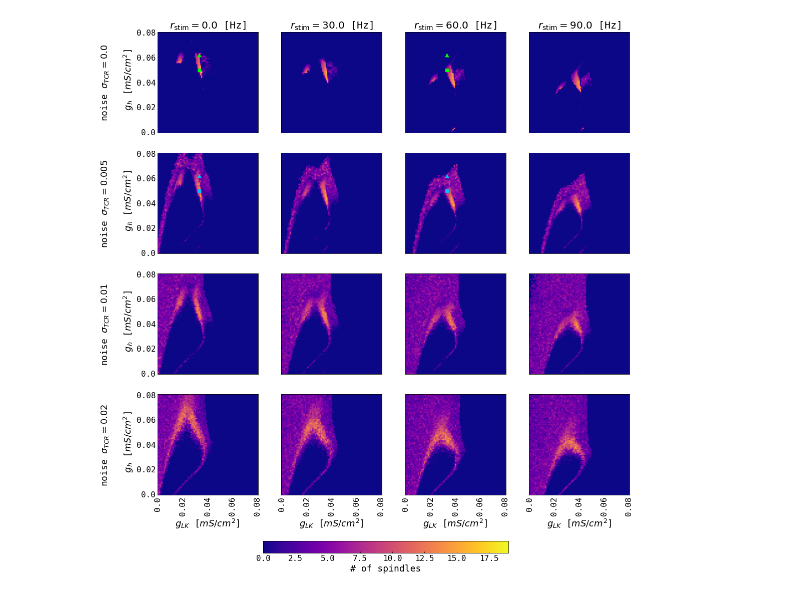
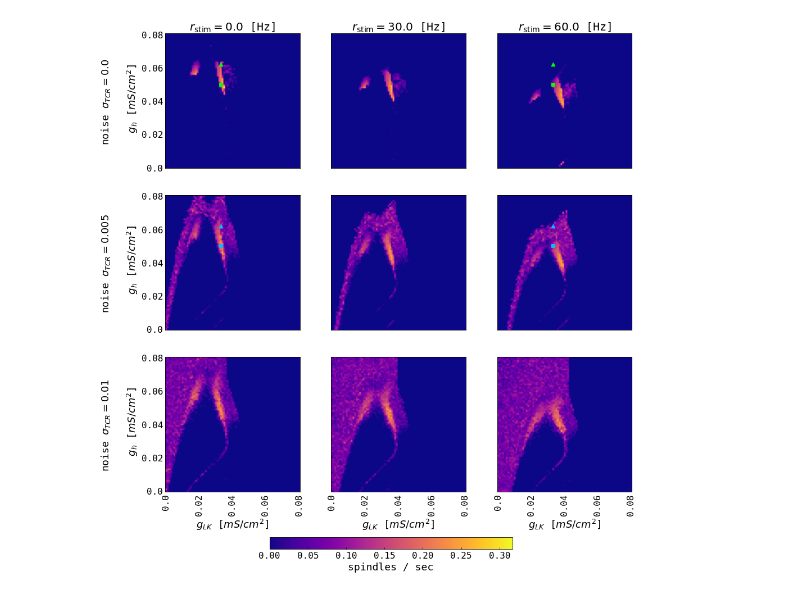
Before and after one commit to jajcayn/thalamocortical_model_study, a Jupyter notebook: fig5 - thalamus_stim_bifurcation.ipynb, the cells around one changed output. Drawn from its saved outputs; the diff is of its cells as text; code cells hidden in the pictures.

```diff
--- a/fig5 - thalamus_stim_bifurcation.ipynb
+++ b/fig5 - thalamus_stim_bifurcation.ipynb
@@ -37,8 +37,9 @@ coords = {
 dims = coords.keys()
 add_df = xr.DataArray(0.0, dims=dims, coords=coords)
 spindles_xr = xr.concat([add_df, spindles_xr], dim="g_LK").sortby("g_LK")
+spindles_xr = spindles_xr.sel({"tcr_noise": slice(0.0, 0.01), "stim": slice(0.0, 0.06)})
 # %%
-duration = 1.
+duration = 60.
 mini = np.nanmin(spindles_xr.values) / duration
 maxi = np.nanmax(spindles_xr.values) / duration
 TICK_EVERY = 20
@@ -54,7 +55,7 @@ fig, axs = plt.subplots(
     ncols=len(spindles_xr["stim"]),
     sharex=True,
     sharey=True,
-    figsize=(17, 17)
+    figsize=(15, 15)
 )
 for i, noise in enumerate(spindles_xr["tcr_noise"]):
     for j, stim in enumerate(spindles_xr["stim"]):
@@ -74,32 +75,32 @@ for i, noise in enumerate(spindles_xr["tcr_noise"]):
             y = int((mark_gh1 / spindles_xr["g_h"].max()).values * len(spindles_xr["g_h"]))
             ax.scatter(x, y, c="deepskyblue", s=MARKER_SIZE, marker="^")
             x = int((mark_glk / spindles_xr["g_LK"].max()).values * len(spindles_xr["g_LK"]))
             y = int((mark_gh2 / spindles_xr["g_h"].max()).values * len(spindles_xr["g_h"]))
             ax.scatter(x, y, c="deepskyblue", s=MARKER_SIZE, marker="s")
         if j == 0:
             ax.set_yticks(np.arange(len(spindles_xr["g_h"]))[::TICK_EVERY])
             ax.set_yticklabels([gh.values for gh in spindles_xr["g_h"]][::TICK_EVERY])
             ax.set_ylabel(f"noise $\sigma_{{TCR}}={noise.values}$ \n\n $g_{{h}}$ [$mS/cm^2$]")
         if i == len(spindles_xr["tcr_noise"]) - 1:
             ax.set_xticks(np.arange(len(spindles_xr["g_LK"]))[::TICK_EVERY])
             ax.set_xticklabels(
                 [gh.values for gh in spindles_xr["g_LK"]][::TICK_EVERY], rotation=90
             )
             ax.set_xlabel("$g_{LK}$ [$mS/cm^2$]")
         if i == 0:
             ax.set_title(f"$r_{{\mathrm{{stim}}}}={stim.values * 1000.}$ [Hz]")
 cbar_ax = fig.add_axes([0.3, 0.03, 0.4, 0.02])
 cbar = mpl.colorbar.ColorbarBase(
     cbar_ax,
     cmap=plt.get_cmap(CMAP),
     norm=mpl.colors.Normalize(vmin=mini, vmax=maxi),
     orientation="horizontal",
 )
-cbar.set_label("# of spindles")
+cbar.set_label("spindles / sec")
 # plt.tight_layout()
 # to PDF due transparency
 plt.savefig(
     "../figs/thalamus_stim_bifurcation.pdf", dpi=DPI, transparent=True, bbox_inches="tight"
 )
 # %% [output]
-[figure, old version]
+[figure, new version]
```
Also changed, not shown: 7 other files.
